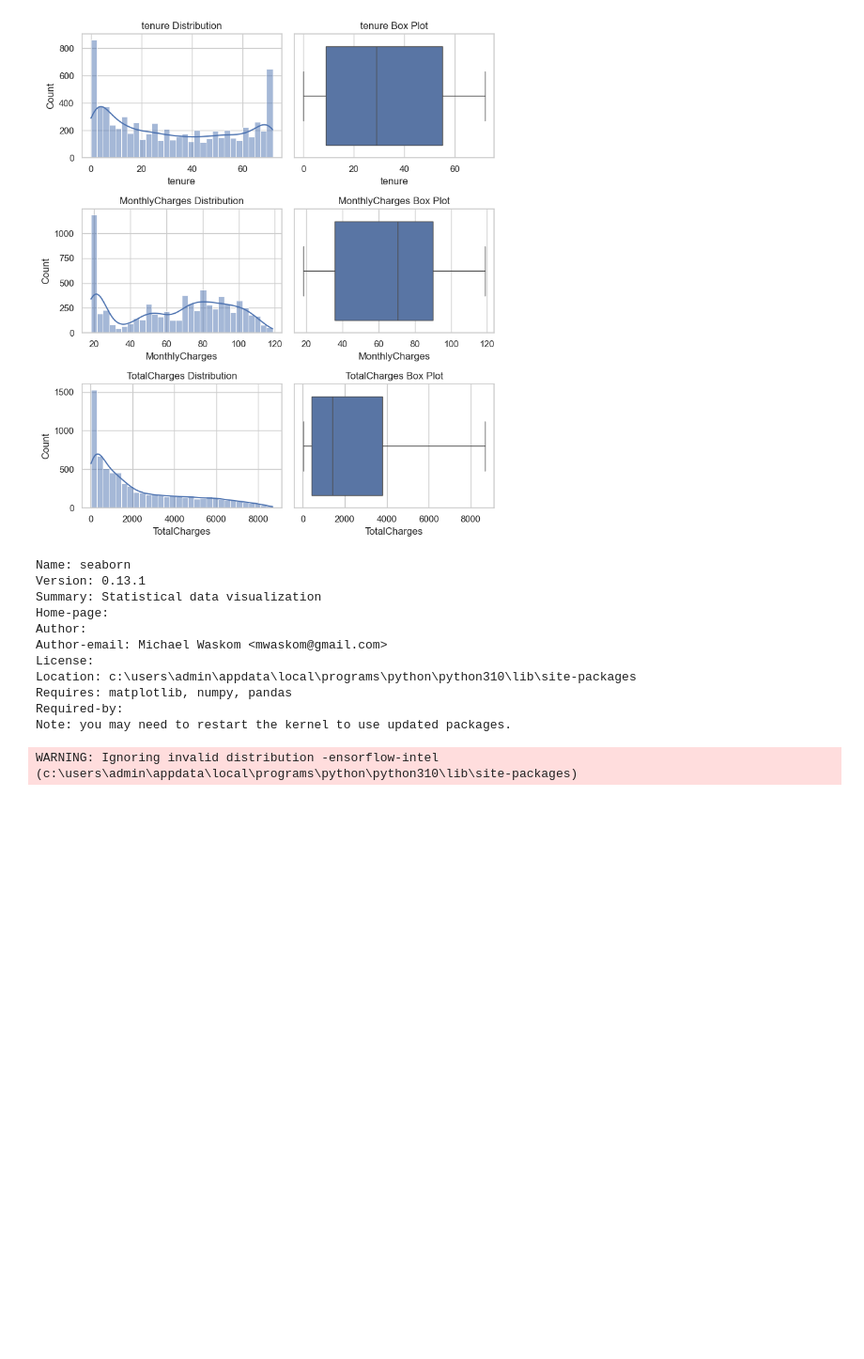
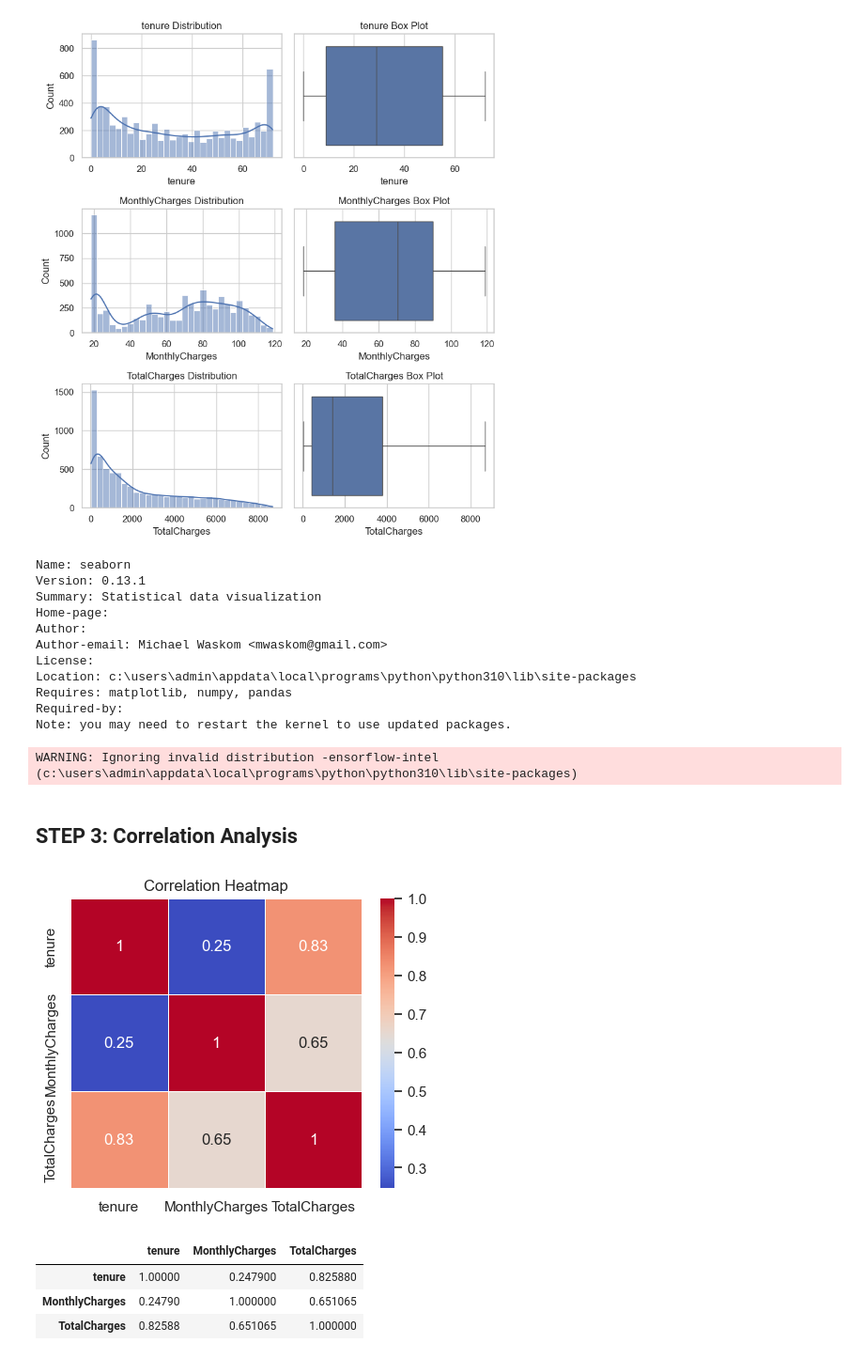
Before and after one commit to SachinBidwai/Data_Science_Project_1, a Jupyter notebook: EDA/telco-customer-churn-eda.ipynb, the cells around one changed output. Shown: that part at 94% size. Drawn from its saved outputs; the diff is of its cells as text; code cells hidden in the pictures; blank space fills up the shorter version.

Commit message:
STEP 3: Correlation Analysis

```diff
--- a/EDA/telco-customer-churn-eda.ipynb
+++ b/EDA/telco-customer-churn-eda.ipynb
@@ -173,3 +173,23 @@ Requires: matplotlib, numpy, pandas
 Required-by:
 Note: you may need to restart the kernel to use updated packages.
 WARNING: Ignoring invalid distribution -ensorflow-intel (c:\users\admin\appdata\local\programs\python\python310\lib\site-packages)
+# %% [markdown]
+## STEP 3: Correlation Analysis
+# %%
+correlation_matrix = data[numerical_columns].corr()
+plt.figure(figsize=(5,4))
+
+sns.heatmap(correlation_matrix, annot=True, cmap = 'coolwarm', linewidth = 0.5)
+
+plt.title('Correlation Heatmap')
+
+plt.show()
+# %% [output]
+[figure, added]
+# %%
+correlation_matrix
+# %% [output]
+|  | tenure | MonthlyCharges | TotalCharges |
+| tenure | 1.00000 | 0.247900 | 0.825880 |
+| MonthlyCharges | 0.24790 | 1.000000 | 0.651065 |
+| TotalCharges | 0.82588 | 0.651065 | 1.000000 |
```
Also changed, not shown: parts of 1 cell of this notebook.
